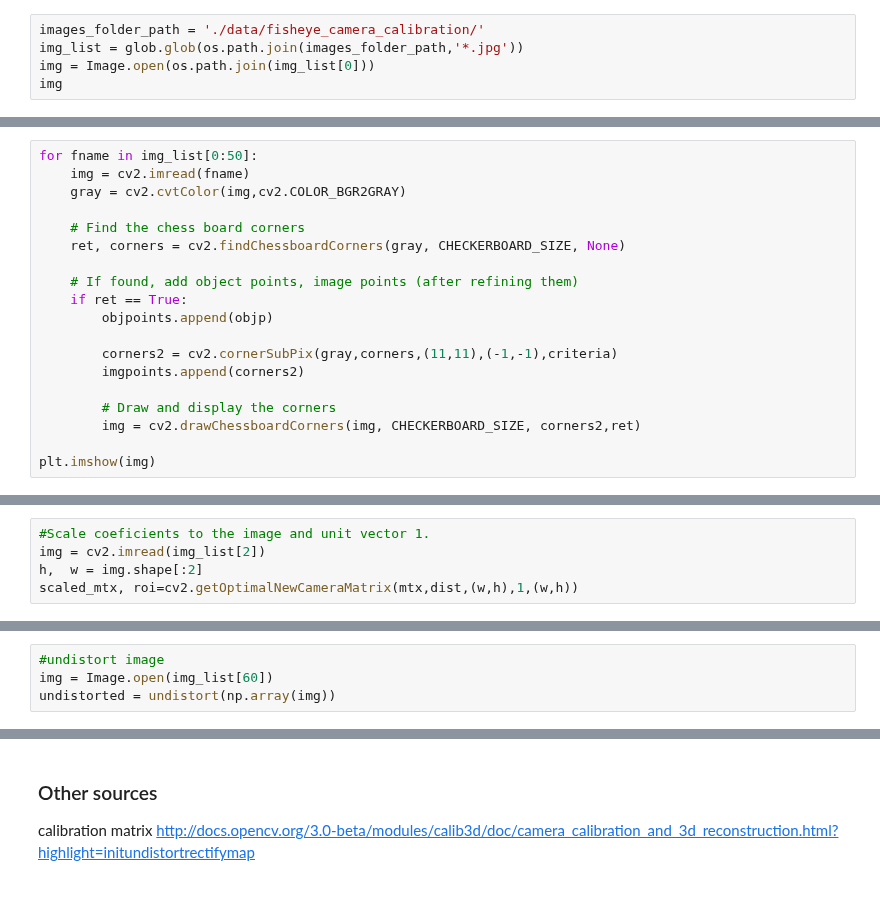
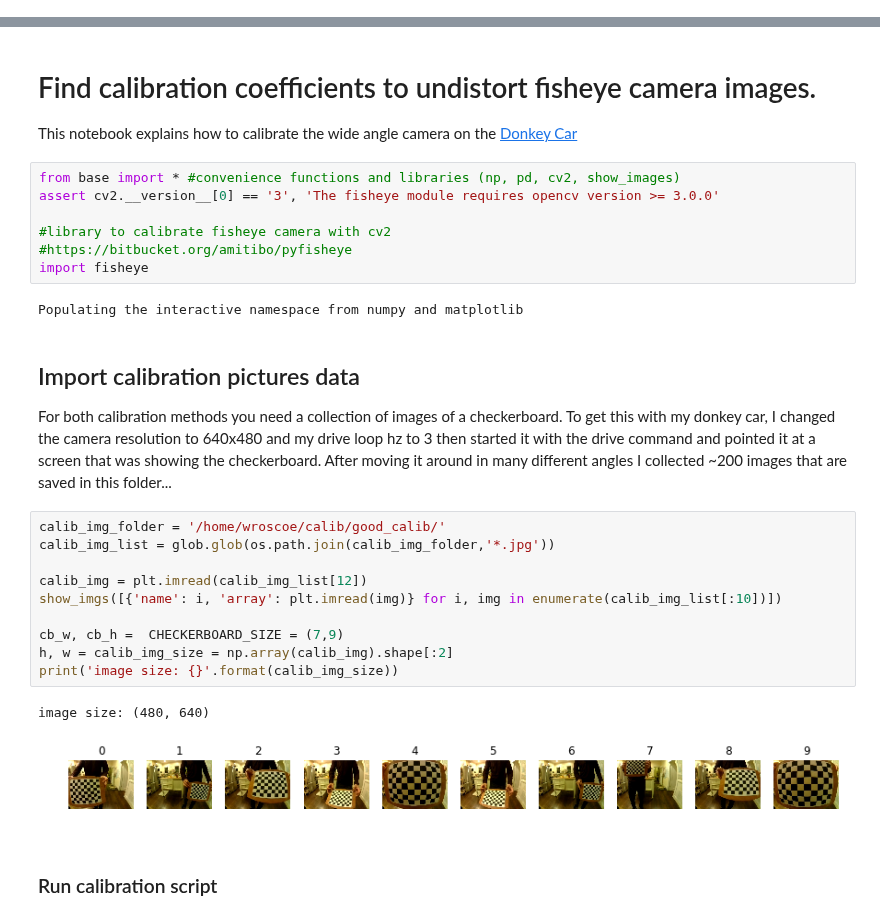
Before and after one commit to wroscoe/dk_notebooks, a Jupyter notebook: calibrate_camera.ipynb, the cells around one changed output, grey strips where cells are left out. Saved outputs shown, nothing was run; the diff lists cells and outputs as text.

```diff
--- a/calibrate_camera.ipynb
+++ b/calibrate_camera.ipynb
@@ -25,5 +0,0 @@ For both calibration methods you need a collection of images of a checkerboard.
-# %%
-images_folder_path = './data/fisheye_camera_calibration/'
-img_list = glob.glob(os.path.join(images_folder_path,'*.jpg'))
-img = Image.open(os.path.join(img_list[0]))
-img
@@ -54,19 +0,0 @@ imgpoints = [] # 2d points in image plane.
-# %%
-for fname in img_list[0:50]:
-    img = cv2.imread(fname)
-    gray = cv2.cvtColor(img,cv2.COLOR_BGR2GRAY)
-
-    # Find the chess board corners
-    ret, corners = cv2.findChessboardCorners(gray, CHECKERBOARD_SIZE, None)
-
-    # If found, add object points, image points (after refining them)
-    if ret == True:
-        objpoints.append(objp)
-
-        corners2 = cv2.cornerSubPix(gray,corners,(11,11),(-1,-1),criteria)
-        imgpoints.append(corners2)
-
-        # Draw and display the corners
-        img = cv2.drawChessboardCorners(img, CHECKERBOARD_SIZE, corners2,ret)
-
-plt.imshow(img)
@@ -97,5 +0,0 @@ array([[ -2.,  11.,  -0.,   0., -27.]])
-# %%
-#Scale coeficients to the image and unit vector 1.
-img = cv2.imread(img_list[2])
-h,  w = img.shape[:2]
-scaled_mtx, roi=cv2.getOptimalNewCameraMatrix(mtx,dist,(w,h),1,(w,h))
@@ -198,4 +0,0 @@ def undistort(img_arr):
-# %%
-#undistort image
-img = Image.open(img_list[60])
-undistorted = undistort(np.array(img))
@@ -241,3 +1,31 @@ array([[ -1.65260527],
-# %% [markdown]
-### Other sources
-calibration matrix http://docs.opencv.org/3.0-beta/modules/calib3d/doc/camera_calibration_and_3d_reconstruction.html?highlight=initundistortrectifymap
+# %% [markdown]
+# Find calibration coefficients to undistort fisheye camera images.
+
+This notebook explains how to calibrate the wide angle camera on the [Donkey Car](http://donkeycar.com)
+# %%
+from base import * #convenience functions and libraries (np, pd, cv2, show_images)
+assert cv2.__version__[0] == '3', 'The fisheye module requires opencv version >= 3.0.0'
+
+#library to calibrate fisheye camera with cv2
+#https://bitbucket.org/amitibo/pyfisheye
+import fisheye
+# %% [output]
+Populating the interactive namespace from numpy and matplotlib
+# %% [markdown]
+## Import calibration pictures data
+For both calibration methods you need a collection of images of a checkerboard. To get this with my donkey car, I changed the camera resolution to 640x480 and my drive loop hz to 3 then started it with the drive command and pointed it at a screen that was showing the checkerboard. After moving it around in many different angles I collected ~200 images that are saved in this folder...
+# %%
+calib_img_folder = '/home/wroscoe/calib/good_calib/'
+calib_img_list = glob.glob(os.path.join(calib_img_folder,'*.jpg'))
+
+calib_img = plt.imread(calib_img_list[12])
+show_imgs([{'name': i, 'array': plt.imread(img)} for i, img in enumerate(calib_img_list[:10])])
+
+cb_w, cb_h =  CHECKERBOARD_SIZE = (7,9)
+h, w = calib_img_size = np.array(calib_img).shape[:2]
+print('image size: {}'.format(calib_img_size))
+# %% [output]
+image size: (480, 640)
+[figure, added]
+# %% [markdown]
+### Run calibration script
```
Also changed, not shown: parts of 45 cells of this notebook, 1 other file.
